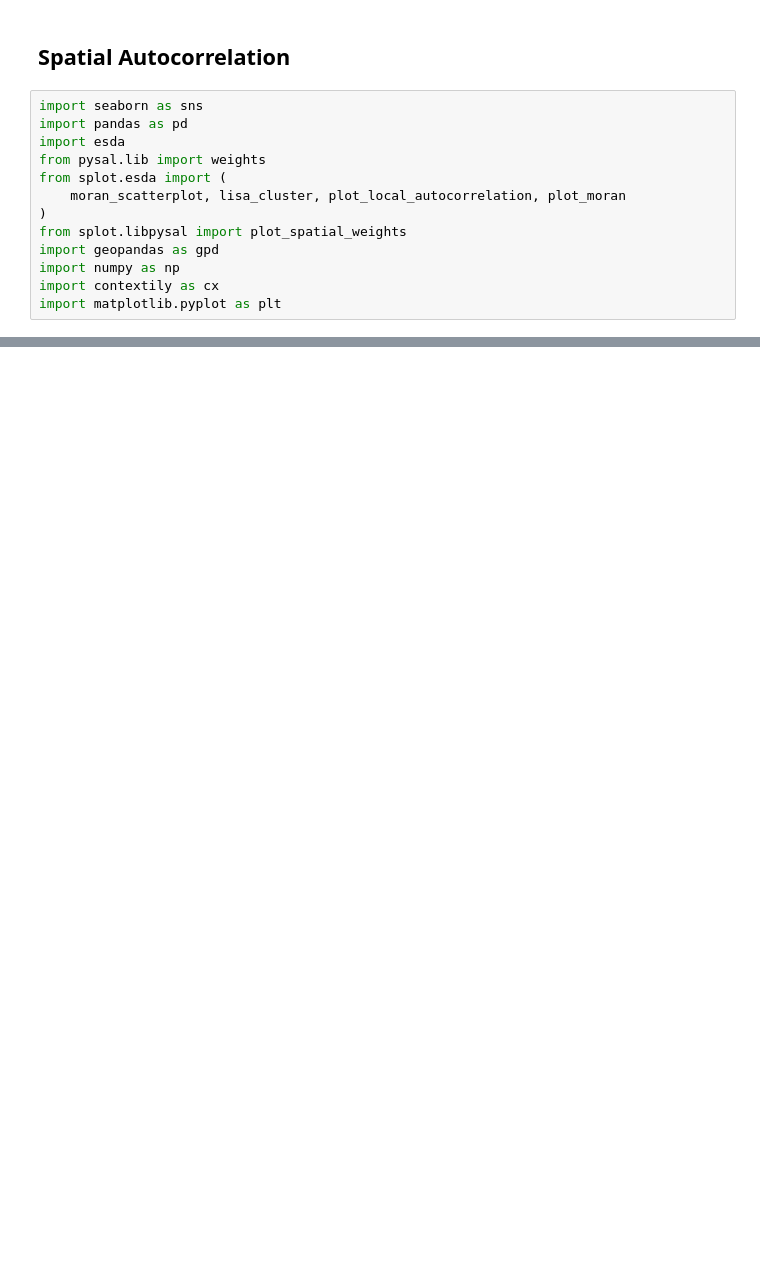
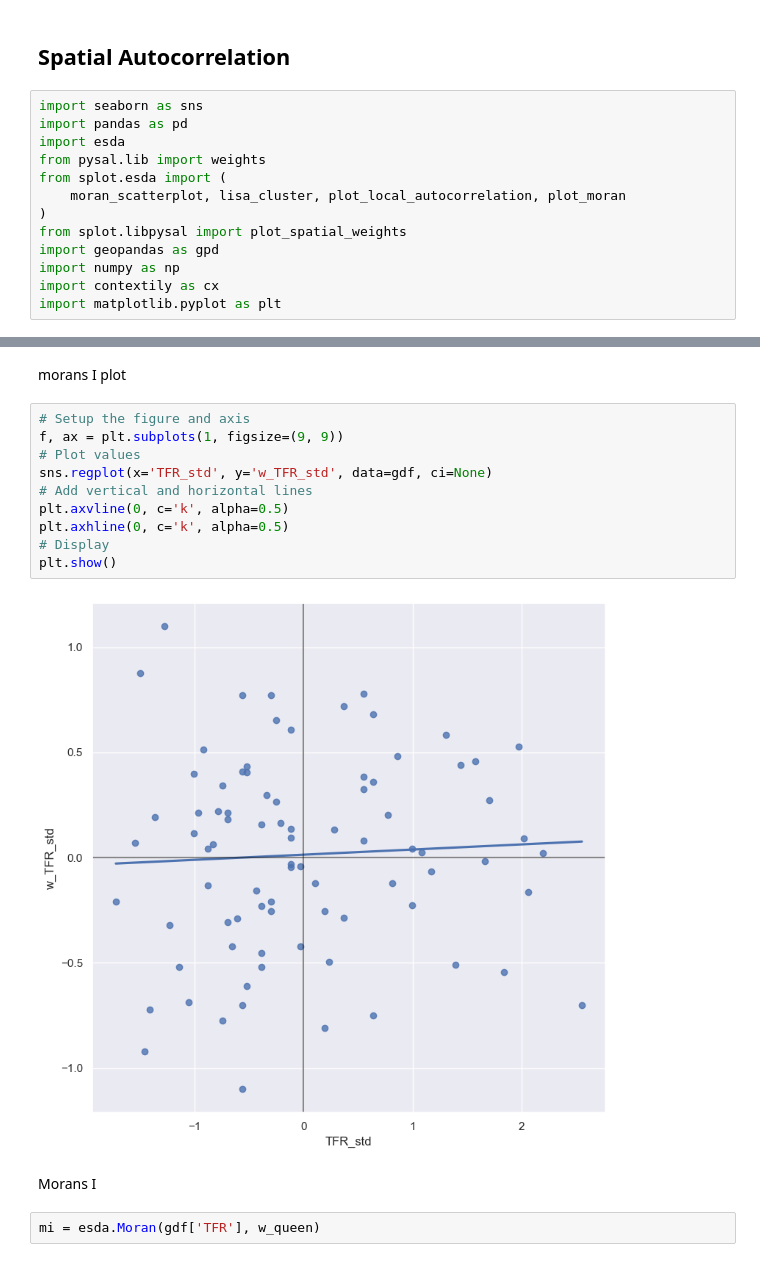
Before and after one commit to agnesutovaite/geospatial, a Jupyter notebook: project_notebook - Agne.ipynb, the cells around one changed output, grey strips where cells are left out. Drawn from its saved outputs; the diff is of its cells as text; blank space fills up the shorter version.

```diff
--- a/project_notebook - Agne.ipynb
+++ b/project_notebook - Agne.ipynb
@@ -130,0 +144,18 @@ TypeError: no supported conversion for types: (dtype('float64'), dtype('O'))
+# %% [markdown]
+morans I plot
+# %%
+# Setup the figure and axis
+f, ax = plt.subplots(1, figsize=(9, 9))
+# Plot values
+sns.regplot(x='TFR_std', y='w_TFR_std', data=gdf, ci=None)
+# Add vertical and horizontal lines
+plt.axvline(0, c='k', alpha=0.5)
+plt.axhline(0, c='k', alpha=0.5)
+# Display
+plt.show()
+# %% [output]
+[figure, added]
+# %% [markdown]
+Morans I
+# %%
+mi = esda.Moran(gdf['TFR'], w_queen)
```
Also changed, not shown: parts of 44 cells of this notebook, 18 other files.
